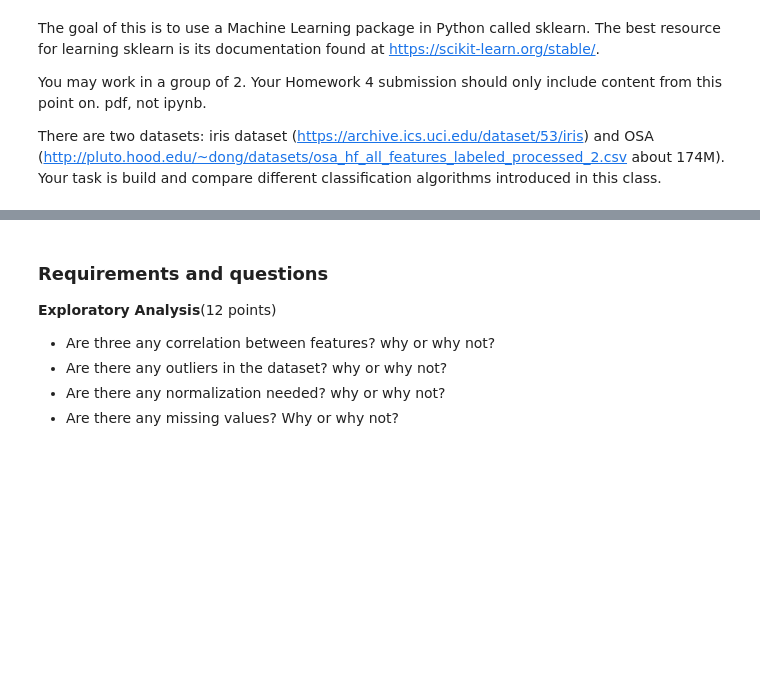
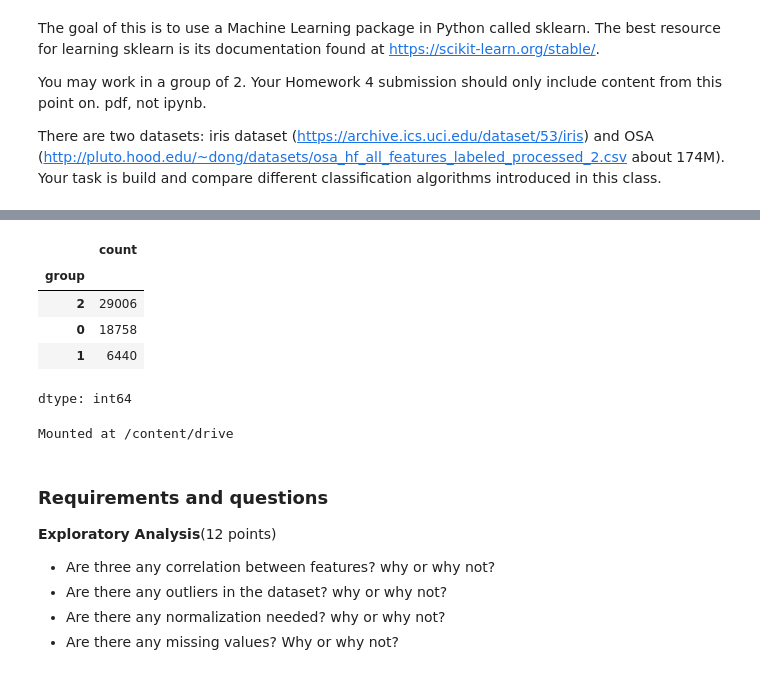
Before and after one commit to OpenCV13/dm-24, a Jupyter notebook: module_6.ipynb, the cells around one changed output, grey strips where cells are left out. Drawn from its saved outputs; the diff is of its cells as text; code cells hidden in the pictures; blank space fills up the shorter version.

```diff
--- a/module_6.ipynb
+++ b/module_6.ipynb
@@ -420,3 +523,17 @@ There are two datasets: iris dataset (https://archive.ics.uci.edu/dataset/53/iri
+# %%
+data['group'].value_counts()
+# %% [output]
+|  | count |
+| group |  |
+| 2 | 29006 |
+| 0 | 18758 |
+| 1 | 6440 |
+dtype: int64
+# %%
+from google.colab import drive
+drive.mount('/content/drive')
+# %% [output]
+Mounted at /content/drive
 # %% [markdown]
 ### Requirements and questions ###
 **Exploratory Analysis**(12 points)
```
Also changed, not shown: parts of 12 cells of this notebook.
